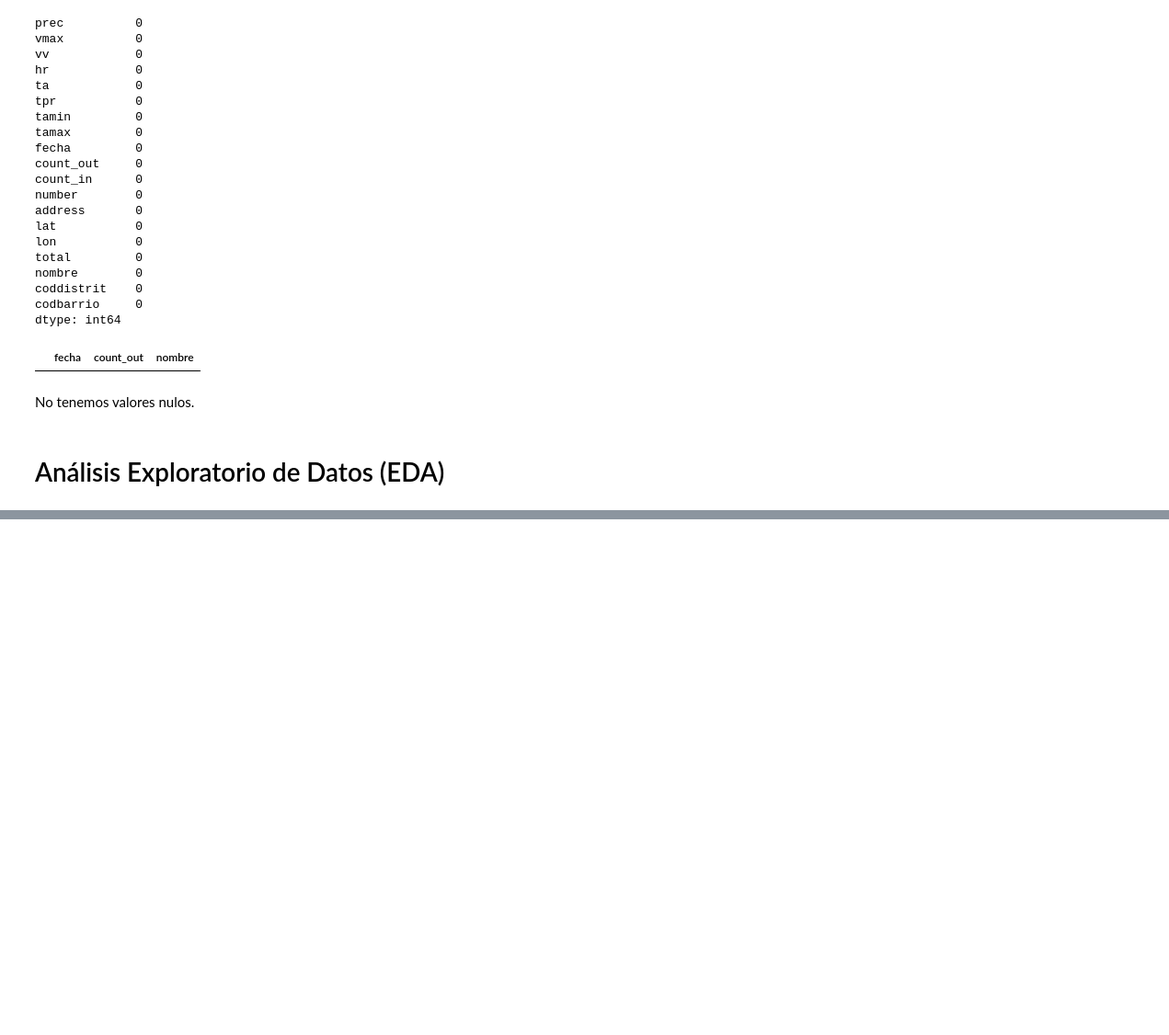
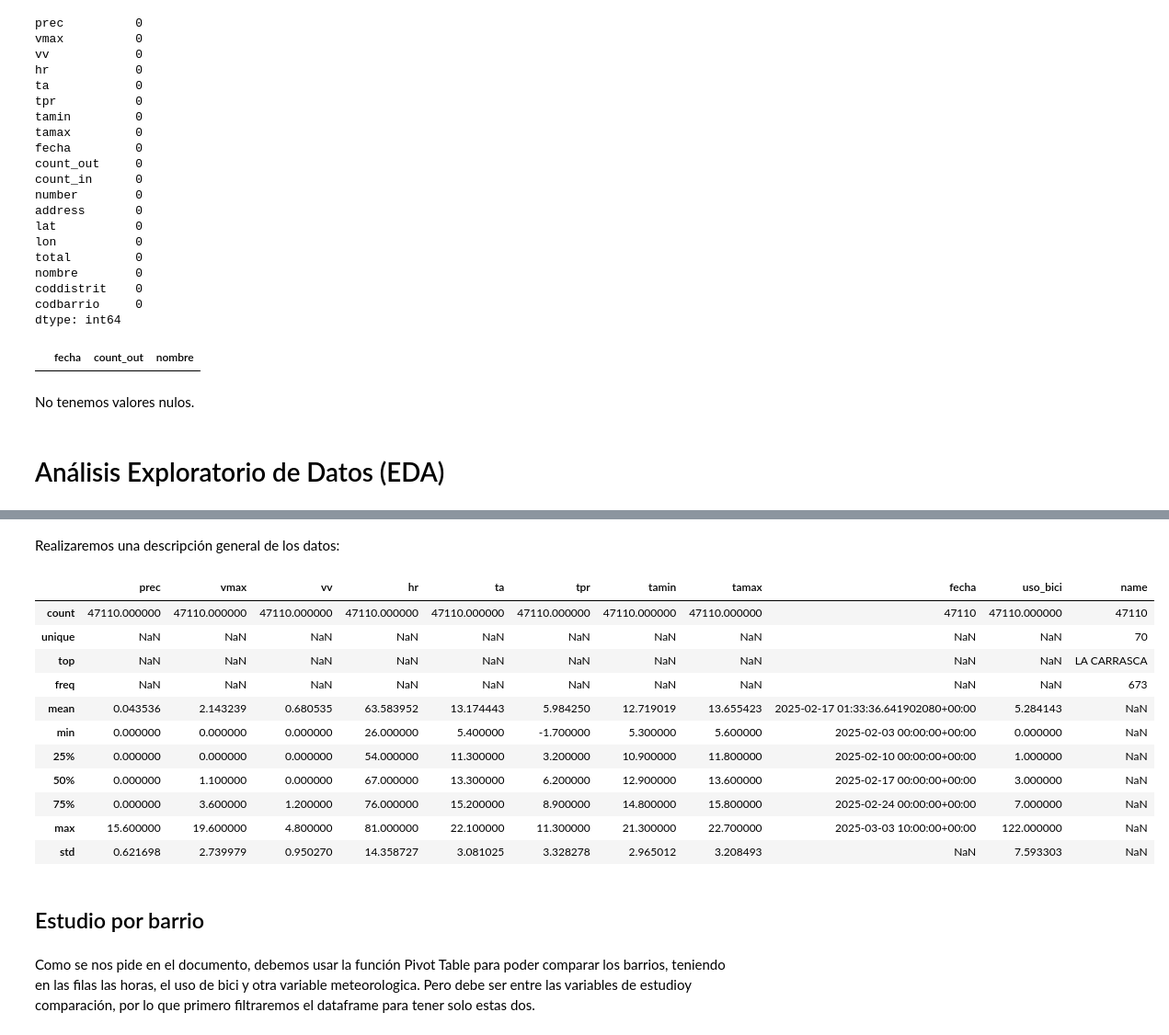
Before and after one commit to LordLiberte/Portfolio, a Jupyter notebook: Practica2/notebooks/2_EDA.ipynb, the cells around one changed output, grey strips where cells are left out. Shown at 92% size. Saved outputs shown, nothing was run; the diff lists cells and outputs as text; code cells hidden in the pictures; blank space fills up the shorter version.

Commit message:
Finalización EDA
Se ha completado el apartado de EDA y se ha añadido una descripcion en el documento word (no incorporado aquí)

```diff
--- a/Practica2/notebooks/2_EDA.ipynb
+++ b/Practica2/notebooks/2_EDA.ipynb
@@ -224,0 +227,5 @@ No tenemos valores nulos.
+# %%
+df_barrios_aemet = pd.read_csv('./data/interim/usobarriosmeteo.csv', sep=",") # Cargar el archivo CSV de barrios AEMET en un DataFrame de pandas
+
+print("Archivo barrios AEMET cargado")
+df_barrios_aemet.head() # Imprimir las primeras filas del DataFrame de barrios AEMET
@@ -224,0 +312,4 @@ No tenemos valores nulos.
+# %%
+df_barrios_aemet["fecha"] = pd.to_datetime(df_barrios_aemet["fecha"]) # Convertir la columna "name" a tipo datetime
+print(df_barrios_aemet["fecha"].min()) # Imprimir la fecha mínima de la columna "name" del DataFrame de barrios AEMET
+print(df_barrios_aemet["fecha"].max()) # Imprimir la fecha máxima de la columna "name" del DataFrame de barrios AEMET
@@ -224,0 +319,21 @@ No tenemos valores nulos.
+# %% [markdown]
+Realizaremos una descripción general de los datos:
+# %%
+df_barrios_aemet.describe(include='all') # Imprimir estadísticas descriptivas del DataFrame de barrios AEMET
+# %% [output]
+|  | prec | vmax | vv | hr | ta | tpr | tamin | tamax | fecha | uso_bici | name |
+| count | 47110.000000 | 47110.000000 | 47110.000000 | 47110.000000 | 47110.000000 | 47110.000000 | 47110.000000 | 47110.000000 | 47110 | 47110.000000 | 47110 |
+| unique | NaN | NaN | NaN | NaN | NaN | NaN | NaN | NaN | NaN | NaN | 70 |
+| top | NaN | NaN | NaN | NaN | NaN | NaN | NaN | NaN | NaN | NaN | LA CARRASCA |
+| freq | NaN | NaN | NaN | NaN | NaN | NaN | NaN | NaN | NaN | NaN | 673 |
+| mean | 0.043536 | 2.143239 | 0.680535 | 63.583952 | 13.174443 | 5.984250 | 12.719019 | 13.655423 | 2025-02-17 01:33:36.641902080+00:00 | 5.284143 | NaN |
+| min | 0.000000 | 0.000000 | 0.000000 | 26.000000 | 5.400000 | -1.700000 | 5.300000 | 5.600000 | 2025-02-03 00:00:00+00:00 | 0.000000 | NaN |
+| 25% | 0.000000 | 0.000000 | 0.000000 | 54.000000 | 11.300000 | 3.200000 | 10.900000 | 11.800000 | 2025-02-10 00:00:00+00:00 | 1.000000 | NaN |
+| 50% | 0.000000 | 1.100000 | 0.000000 | 67.000000 | 13.300000 | 6.200000 | 12.900000 | 13.600000 | 2025-02-17 00:00:00+00:00 | 3.000000 | NaN |
+| 75% | 0.000000 | 3.600000 | 1.200000 | 76.000000 | 15.200000 | 8.900000 | 14.800000 | 15.800000 | 2025-02-24 00:00:00+00:00 | 7.000000 | NaN |
+| max | 15.600000 | 19.600000 | 4.800000 | 81.000000 | 22.100000 | 11.300000 | 21.300000 | 22.700000 | 2025-03-03 10:00:00+00:00 | 122.000000 | NaN |
+| std | 0.621698 | 2.739979 | 0.950270 | 14.358727 | 3.081025 | 3.328278 | 2.965012 | 3.208493 | NaN | 7.593303 | NaN |
+# %% [markdown]
+## Estudio por barrio
+# %% [markdown]
+Como se nos pide en el documento, debemos usar la función Pivot Table para poder comparar los barrios, teniendo en las filas las horas, el uso de bici y otra variable meteorologica. Pero debe ser entre las variables de estudioy comparación, por lo que primero filtraremos el dataframe para tener solo estas dos.
```
Also changed, not shown: parts of 17 cells of this notebook, 1 other file.
